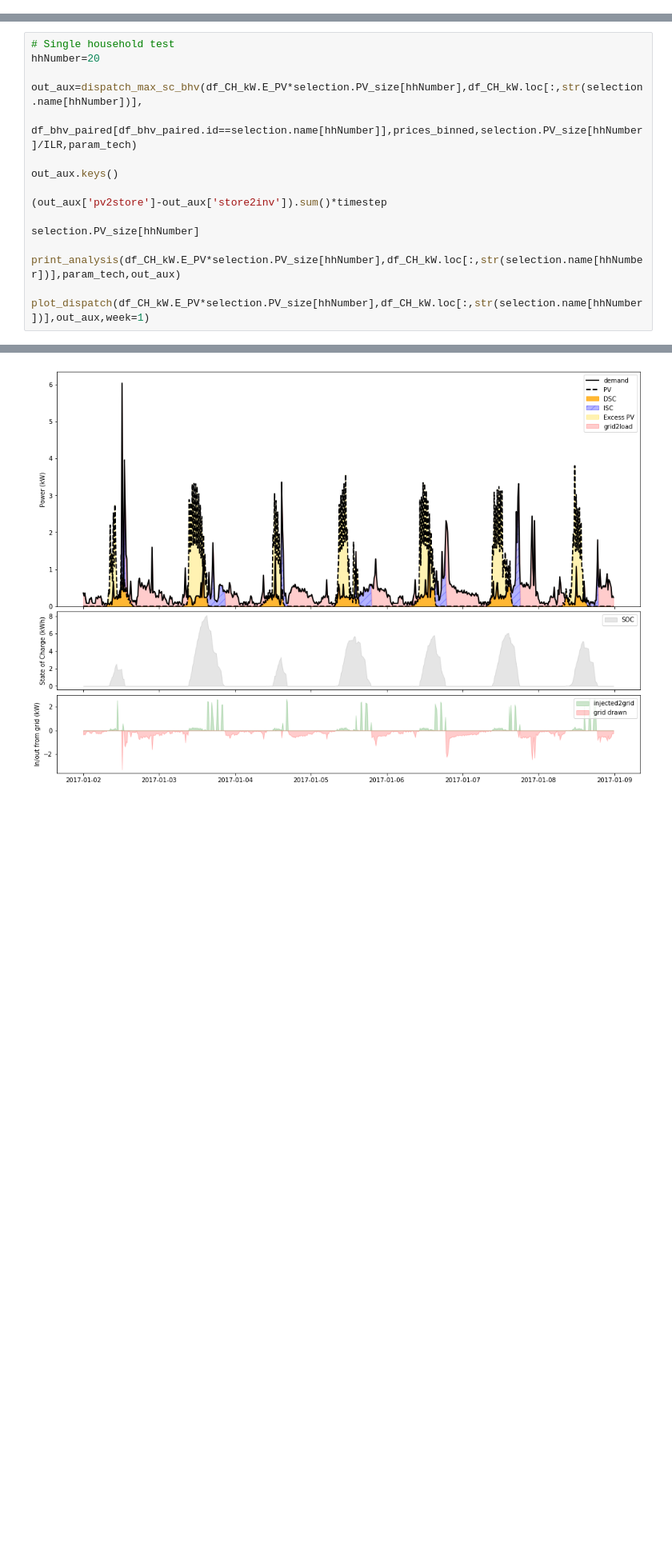
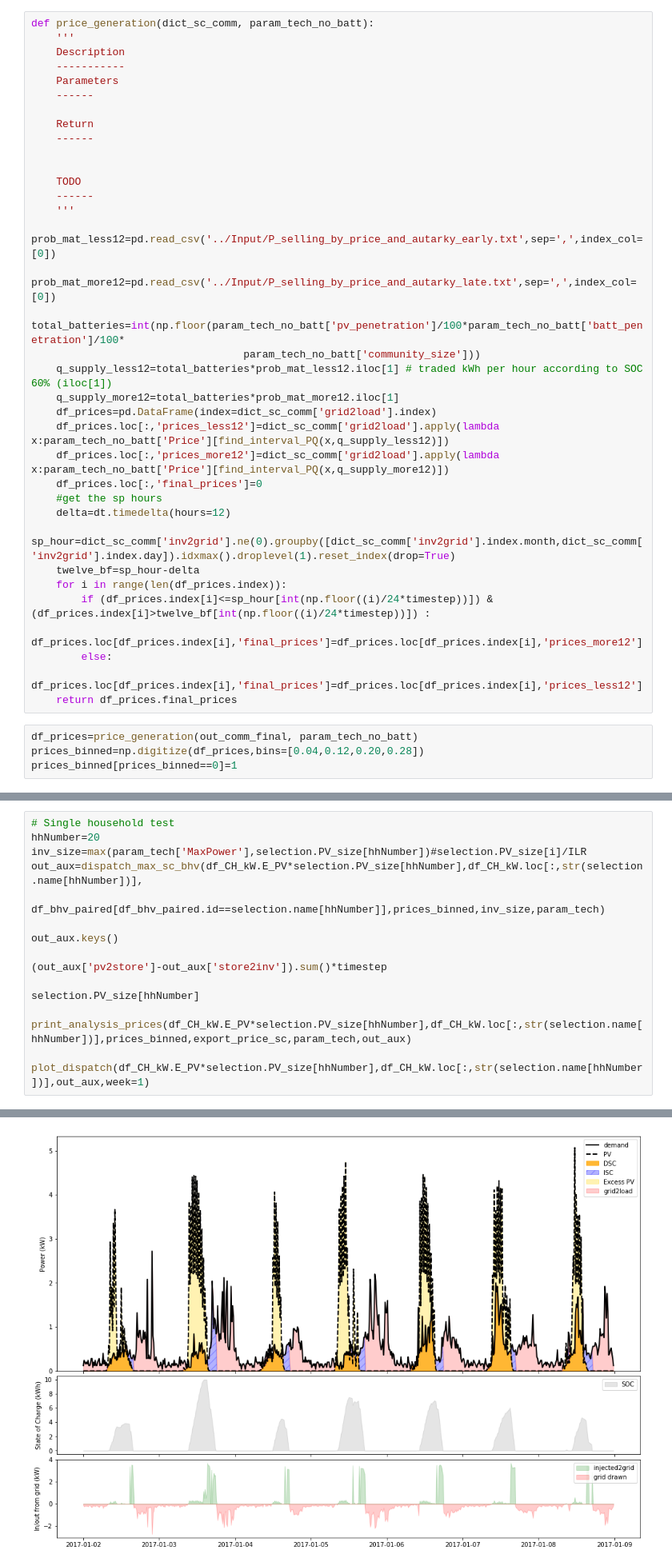
Before and after one commit to alefunxo/Solar_communities, a Jupyter notebook: src/community_P2P.ipynb, the cells around one changed output, grey strips where cells are left out. Shown at 80% size. Drawn from its saved outputs; the diff is of its cells as text; blank space fills up the shorter version.

```diff
--- a/src/community_P2P.ipynb
+++ b/src/community_P2P.ipynb
@@ -965,3 +999,42 @@ plot_dispatch(df_CH_kW.E_PV*selection.PV_size[i],df_CH_kW.loc[:,str(selection.na
+# %%
+def price_generation(dict_sc_comm, param_tech_no_batt):
+    '''
+    Description
+    -----------
+    Parameters
+    ------
+
+    Return
+    ------
+
+
+    TODO
+    ------
+    '''
+    prob_mat_less12=pd.read_csv('../Input/P_selling_by_price_and_autarky_early.txt',sep=',',index_col=[0])
+    prob_mat_more12=pd.read_csv('../Input/P_selling_by_price_and_autarky_late.txt',sep=',',index_col=[0])
+    total_batteries=int(np.floor(param_tech_no_batt['pv_penetration']/100*param_tech_no_batt['batt_penetration']/100*
+                                  param_tech_no_batt['community_size']))
+    q_supply_less12=total_batteries*prob_mat_less12.iloc[1] # traded kWh per hour according to SOC 60% (iloc[1])
+    q_supply_more12=total_batteries*prob_mat_more12.iloc[1]
+    df_prices=pd.DataFrame(index=dict_sc_comm['grid2load'].index)
+    df_prices.loc[:,'prices_less12']=dict_sc_comm['grid2load'].apply(lambda x:param_tech_no_batt['Price'][find_interval_PQ(x,q_supply_less12)])
+    df_prices.loc[:,'prices_more12']=dict_sc_comm['grid2load'].apply(lambda x:param_tech_no_batt['Price'][find_interval_PQ(x,q_supply_more12)])
+    df_prices.loc[:,'final_prices']=0
+    #get the sp hours
+    delta=dt.timedelta(hours=12)
+    sp_hour=dict_sc_comm['inv2grid'].ne(0).groupby([dict_sc_comm['inv2grid'].index.month,dict_sc_comm['inv2grid'].index.day]).idxmax().droplevel(1).reset_index(drop=True)
+    twelve_bf=sp_hour-delta
+    for i in range(len(df_prices.index)):
+        if (df_prices.index[i]<=sp_hour[int(np.floor((i)/24*timestep))]) & (df_prices.index[i]>twelve_bf[int(np.floor((i)/24*timestep))]) :
+            df_prices.loc[df_prices.index[i],'final_prices']=df_prices.loc[df_prices.index[i],'prices_more12']
+        else:
+            df_prices.loc[df_prices.index[i],'final_prices']=df_prices.loc[df_prices.index[i],'prices_less12']
+    return df_prices.final_prices
+# %%
+df_prices=price_generation(out_comm_final, param_tech_no_batt)
+prices_binned=np.digitize(df_prices,bins=[0.04,0.12,0.20,0.28])
+prices_binned[prices_binned==0]=1
 # %% [markdown]
 ## 2. Run the dispatch algorithm for every household (with prosumer preferences)
 
@@ -1127,9 +1191,9 @@ plot_dispatch_comm(df_CH_kW.E_PV*PV_size_comm, df_CH_kW.loc[:,df.iloc[:,0]].sum(
 # %%
 # Single household test
 hhNumber=20
-
+inv_size=max(param_tech['MaxPower'],selection.PV_size[hhNumber])#selection.PV_size[i]/ILR
 out_aux=dispatch_max_sc_bhv(df_CH_kW.E_PV*selection.PV_size[hhNumber],df_CH_kW.loc[:,str(selection.name[hhNumber])],
-                             df_bhv_paired[df_bhv_paired.id==selection.name[hhNumber]],prices_binned,selection.PV_size[hhNumber]/ILR,param_tech)
+                             df_bhv_paired[df_bhv_paired.id==selection.name[hhNumber]],prices_binned,inv_size,param_tech)
 
 out_aux.keys()
 
@@ -1137,7 +1201,7 @@ out_aux.keys()
 
 selection.PV_size[hhNumber]
 
-print_analysis(df_CH_kW.E_PV*selection.PV_size[hhNumber],df_CH_kW.loc[:,str(selection.name[hhNumber])],param_tech,out_aux)
+print_analysis_prices(df_CH_kW.E_PV*selection.PV_size[hhNumber],df_CH_kW.loc[:,str(selection.name[hhNumber])],prices_binned,export_price_sc,param_tech,out_aux)
 
 plot_dispatch(df_CH_kW.E_PV*selection.PV_size[hhNumber],df_CH_kW.loc[:,str(selection.name[hhNumber])],out_aux,week=1)
 # %% [output]
@@ -1161 +1225 @@ Average Charging/Discharging depth: 0.688437
-[figure, old version]
+[figure, new version]
```
Also changed, not shown: parts of 65 cells of this notebook, 5 other files.
